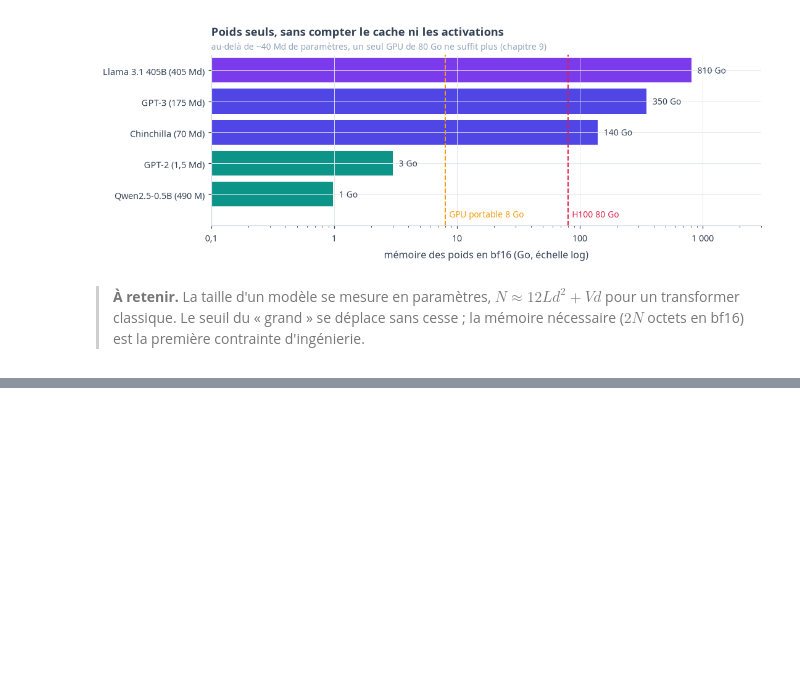
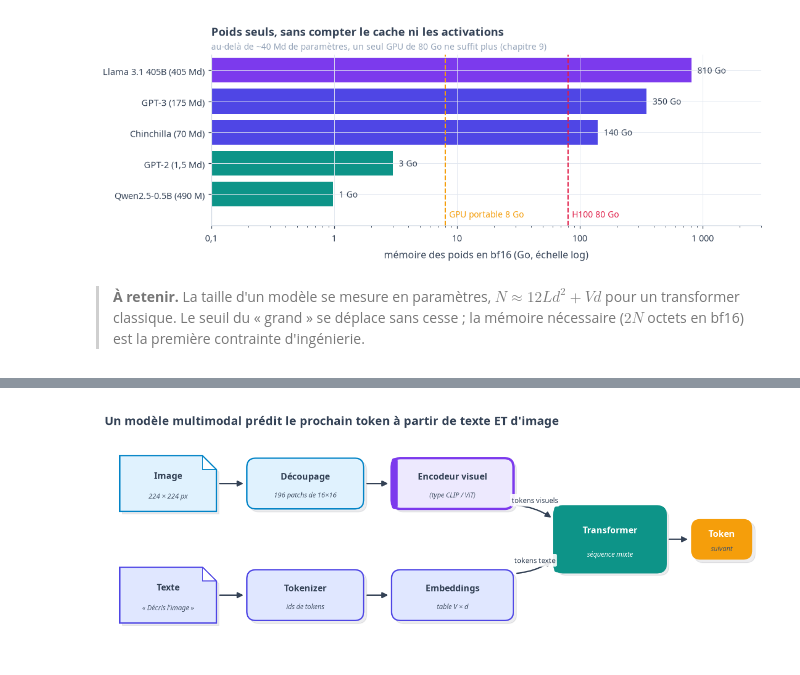
Before and after one commit to gwils28/AI_Engineering__ByTheBook, a Jupyter notebook: notebooks/ch01_introduction_ai_engineering/ch01_cours_2_autosupervision_echelle_fondation.ipynb, the cells around one changed output, grey strips where cells are left out. Cells and saved outputs as stored; diff of their text form; code cells hidden in the pictures; blank space fills up the shorter version.

```diff
--- a/notebooks/ch01_introduction_ai_engineering/ch01_cours_2_autosupervision_echelle_fondation.ipynb
+++ b/notebooks/ch01_introduction_ai_engineering/ch01_cours_2_autosupervision_echelle_fondation.ipynb
@@ -305,0 +397,16 @@ plt.tight_layout(); plt.show()
+# %%
+d = Diagram(13, 4.2, title="Un modèle multimodal prédit le prochain token à partir de texte ET d'image")
+d.box("img", 1.3, 3.3, "Image", sub="224 × 224 px", color=SKY, kind="doc", w=1.9, h=1.1)
+d.box("patch", 4.0, 3.3, "Découpage", sub="196 patchs de 16×16", color=SKY, w=2.3, h=1.0)
+d.box("venc", 6.9, 3.3, "Encodeur visuel", sub="(type CLIP / ViT)", color=VIOLET, kind="model", w=2.4, h=1.0)
+d.box("txt", 1.3, 1.1, "Texte", sub="« Décris l'image »", color=INDIGO, kind="doc", w=1.9, h=1.1)
+d.box("tok", 4.0, 1.1, "Tokenizer", sub="ids de tokens", color=INDIGO, w=2.3, h=1.0)
+d.box("emb", 6.9, 1.1, "Embeddings", sub="table V × d", color=INDIGO, w=2.4, h=1.0)
+d.box("llm", 10.0, 2.2, "Transformer", sub="séquence mixte", color=TEAL, kind="model", w=2.2, h=1.3, filled=True)
+d.box("out", 12.2, 2.2, "Token", sub="suivant", color=AMBER, kind="tag", w=1.2, h=0.8)
+d.arrow("img", "patch"); d.arrow("patch", "venc"); d.arrow("venc", "llm", "tokens visuels", rad=-0.15)
+d.arrow("txt", "tok"); d.arrow("tok", "emb"); d.arrow("emb", "llm", "tokens texte", rad=0.15)
+d.arrow("llm", "out")
+d.show()
+# %% [output]
+[figure, added]
```
Also changed, not shown: parts of 29 cells of this notebook.
